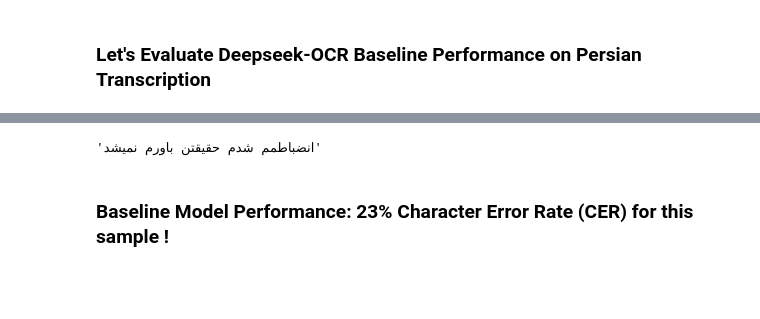
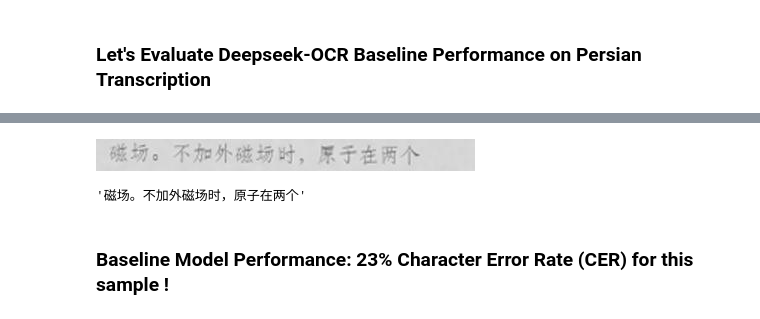
Before and after one commit to joey42195/ai, a Jupyter notebook: nb/Deepseek_OCR_(3B).ipynb, the cells around one changed output, grey strips where cells are left out. Cells and saved outputs as stored; diff of their text form; code cells hidden in the pictures; blank space fills up the shorter version.

```diff
--- a/nb/Deepseek_OCR_(3B).ipynb
+++ b/nb/Deepseek_OCR_(3B).ipynb
@@ -99,4 +92,4 @@ You should probably TRAIN this model on a down-stream task to be able to use it
 ### Let's Evaluate Deepseek-OCR Baseline Performance on Persian Transcription
 # %%
 from datasets import load_dataset
-dataset = load_dataset("hezarai/parsynth-ocr-200k", split = "train[:2000]")
+dataset = load_dataset("leo009/test-ocr", split = "train")
@@ -129,7 +98,11 @@ The attention mask is not set and cannot be inferred from input because pad toke
+# %%
+dataset[0]['image']
+# %% [output]
+[figure, added]
 # %%
-dataset[1523]["text"]
+dataset[0]['text']
 # %% [output]
-'انضباطمم شدم حقیقتن باورم نمیشد'
+'磁场。不加外磁场时，原子在两个'
 # %% [markdown]
 <h3>Baseline Model Performance: 23% Character Error Rate (CER) for this sample !</h3>
 # %% [markdown]
```
Also changed, not shown: parts of 10 cells of this notebook.
